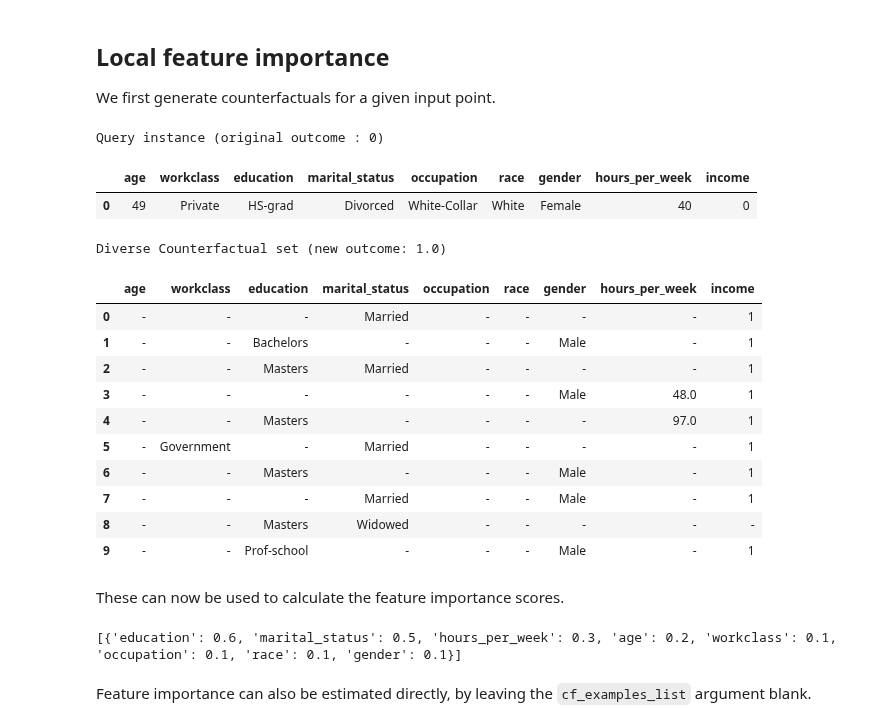
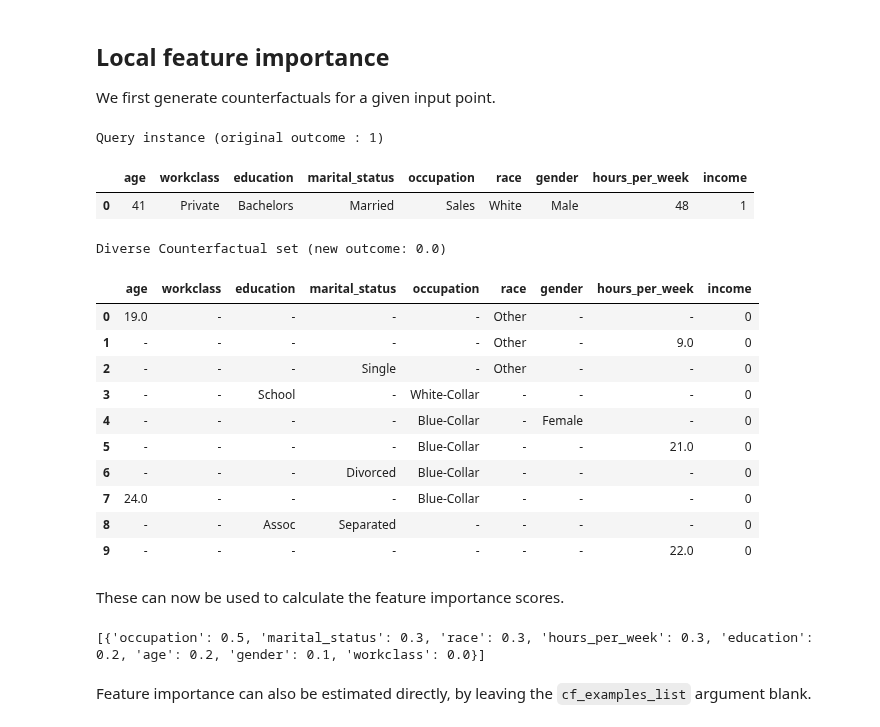
Before and after one commit to interpretml/DiCE, a Jupyter notebook: docs/source/notebooks/DiCE_feature_importances.ipynb, the cells around one changed output. Drawn from its saved outputs; the diff is of its cells as text; code cells hidden in the pictures.

```diff
--- a/docs/source/notebooks/DiCE_feature_importances.ipynb
+++ b/docs/source/notebooks/DiCE_feature_importances.ipynb
@@ -76,32 +75,33 @@ We first generate counterfactuals for a given input point.
 # %%
 exp = Dice(d, m, method="random")
 query_instance = x_train[1:2]
-e1 = exp.generate_counterfactuals(query_instance, total_CFs=10, desired_range=None,desired_class="opposite",
-                                   permitted_range=None, features_to_vary="all")
+e1 = exp.generate_counterfactuals(query_instance, total_CFs=10, desired_range=None,
+                                  desired_class="opposite",
+                                  permitted_range=None, features_to_vary="all")
 e1.visualize_as_dataframe(show_only_changes=True)
 # %% [output]
-Query instance (original outcome : 0)
+Query instance (original outcome : 1)
 |  | age | workclass | education | marital_status | occupation | race | gender | hours_per_week | income |
-| 0 | 49 | Private | HS-grad | Divorced | White-Collar | White | Female | 40 | 0 |
+| 0 | 41 | Private | Bachelors | Married | Sales | White | Male | 48 | 1 |
-Diverse Counterfactual set (new outcome: 1.0)
+Diverse Counterfactual set (new outcome: 0.0)
 |  | age | workclass | education | marital_status | occupation | race | gender | hours_per_week | income |
-| 0 | - | - | - | Married | - | - | - | - | 1 |
-| 1 | - | - | Bachelors | - | - | - | Male | - | 1 |
-| 2 | - | - | Masters | Married | - | - | - | - | 1 |
-| 3 | - | - | - | - | - | - | Male | 48.0 | 1 |
-| 4 | - | - | Masters | - | - | - | - | 97.0 | 1 |
-| 5 | - | Government | - | Married | - | - | - | - | 1 |
-| 6 | - | - | Masters | - | - | - | Male | - | 1 |
-| 7 | - | - | - | Married | - | - | Male | - | 1 |
-| 8 | - | - | Masters | Widowed | - | - | - | - | - |
-| 9 | - | - | Prof-school | - | - | - | Male | - | 1 |
+| 0 | 19.0 | - | - | - | - | Other | - | - | 0 |
+| 1 | - | - | - | - | - | Other | - | 9.0 | 0 |
+| 2 | - | - | - | Single | - | Other | - | - | 0 |
+| 3 | - | - | School | - | White-Collar | - | - | - | 0 |
+| 4 | - | - | - | - | Blue-Collar | - | Female | - | 0 |
+| 5 | - | - | - | - | Blue-Collar | - | - | 21.0 | 0 |
+| 6 | - | - | - | Divorced | Blue-Collar | - | - | - | 0 |
+| 7 | 24.0 | - | - | - | Blue-Collar | - | - | - | 0 |
+| 8 | - | - | Assoc | Separated | - | - | - | - | 0 |
+| 9 | - | - | - | - | - | - | - | 22.0 | 0 |
 # %% [markdown]
 These can now be used to calculate the feature importance scores.
 # %%
 imp = exp.local_feature_importance(query_instance, cf_examples_list=e1.cf_examples_list)
 print(imp.local_importance)
 # %% [output]
-[{'education': 0.6, 'marital_status': 0.5, 'hours_per_week': 0.3, 'age': 0.2, 'workclass': 0.1, 'occupation': 0.1, 'race': 0.1, 'gender': 0.1}]
+[{'occupation': 0.5, 'marital_status': 0.3, 'race': 0.3, 'hours_per_week': 0.3, 'education': 0.2, 'age': 0.2, 'gender': 0.1, 'workclass': 0.0}]
 # %% [markdown]
 Feature importance can also be estimated directly, by leaving the `cf_examples_list` argument blank.
 # %%
```
Also changed, not shown: parts of 9 cells of this notebook, 3 other files.
